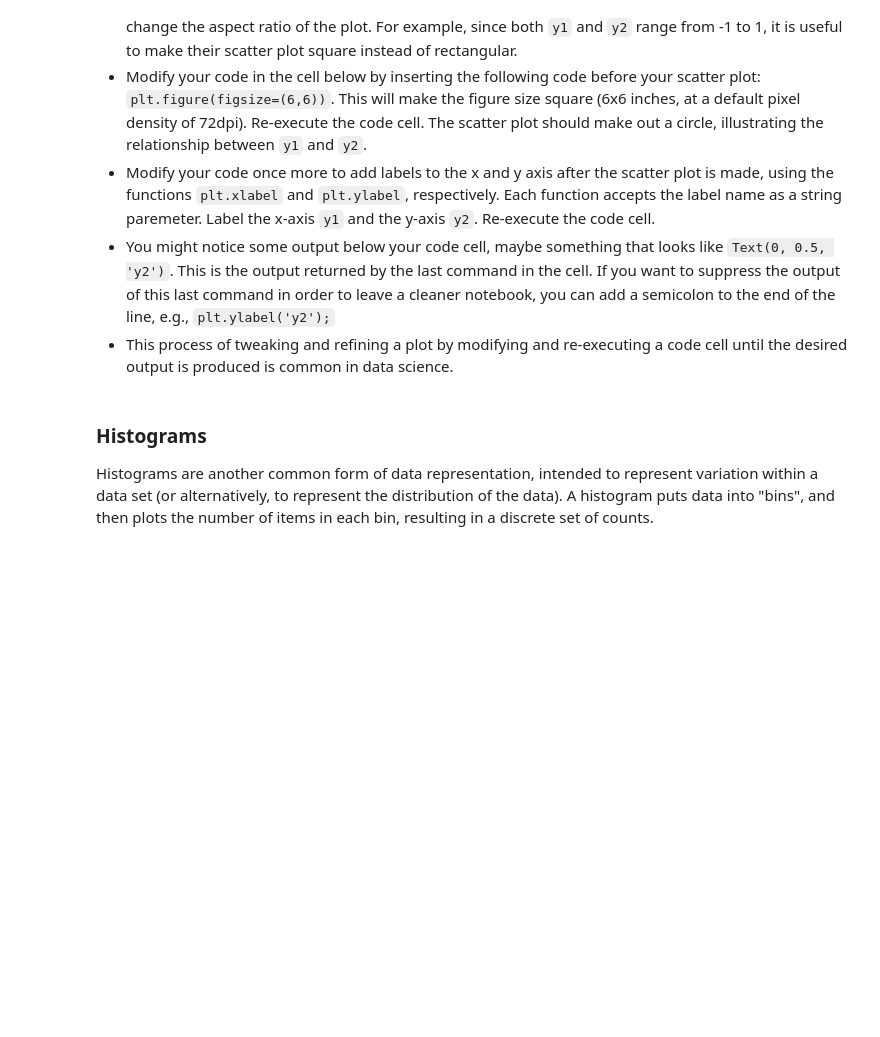
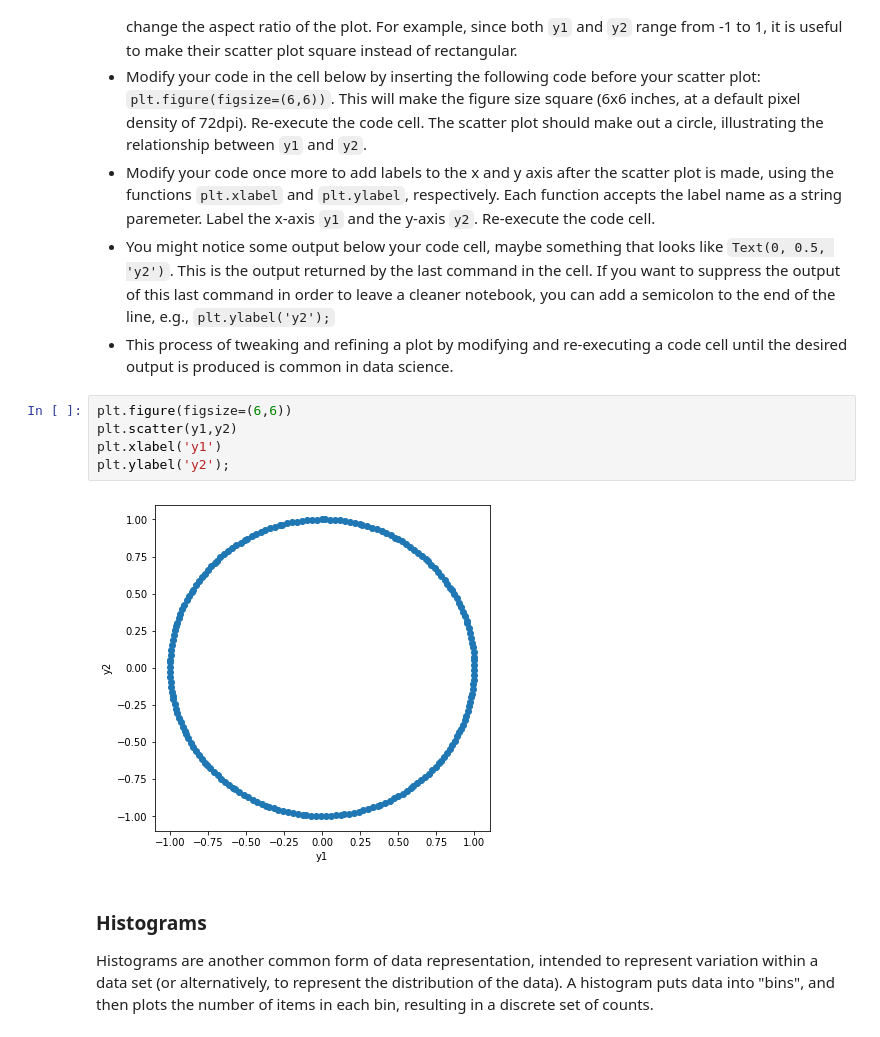
Before and after one commit to StarPerfect/Cornell, a Jupyter notebook: Matplotlib.ipynb, the cells around one changed output. Drawn from its saved outputs; the diff is of its cells as text; blank space fills up the shorter version.

````diff
--- a/Matplotlib.ipynb
+++ b/Matplotlib.ipynb
@@ -91,6 +91,13 @@
 * Modify your code once more to add labels to the x and y axis after the scatter plot is made, using the functions ```plt.xlabel``` and ```plt.ylabel```,  respectively. Each function accepts the label name as a string paremeter. Label the x-axis ```y1``` and the y-axis ```y2```.  Re-execute the code cell.
 * You might notice some output below your code cell, maybe something that looks like ```Text(0, 0.5, 'y2')```.  This is the output returned by the last command in the cell.  If you want to suppress the output of this last command in order to leave a cleaner notebook, you can add a semicolon to the end of the line, e.g., ```plt.ylabel('y2');```
 * This process of tweaking and refining a plot by modifying and re-executing a code cell until the desired output is produced is common in data science.
+# %%
+plt.figure(figsize=(6,6))
+plt.scatter(y1,y2)
+plt.xlabel('y1')
+plt.ylabel('y2');
+# %% [output]
+[figure, added]
 # %% [markdown]
 ### Histograms
 
````
Also changed, not shown: parts of 1 cell of this notebook.
